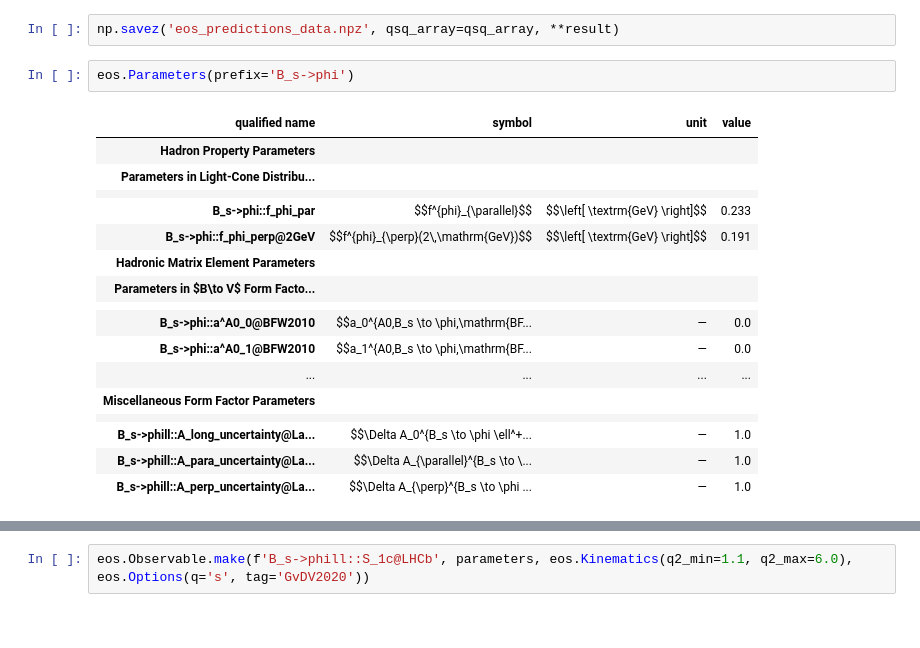
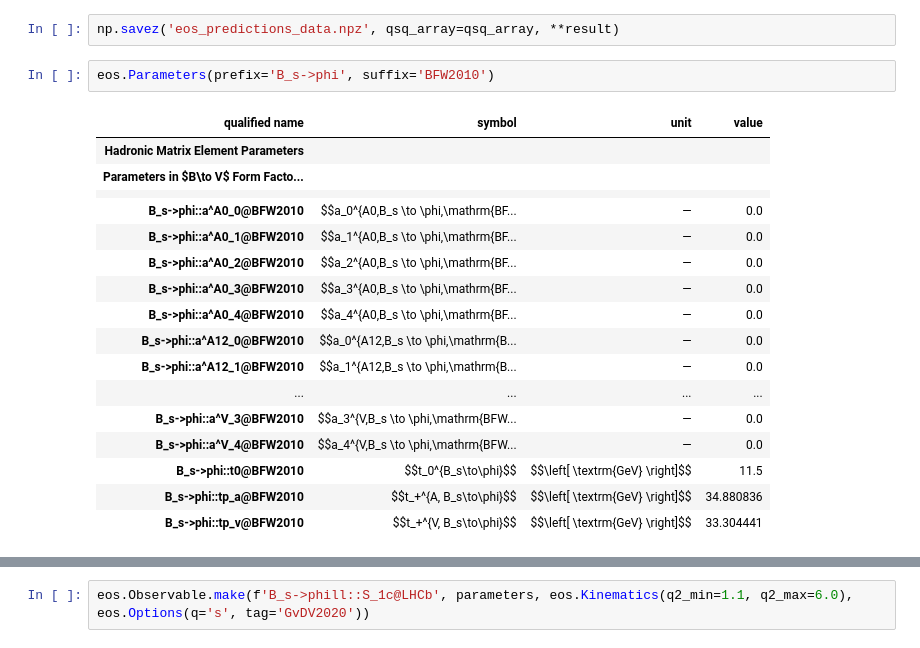
Before and after one commit to schmitse/eos, a Jupyter notebook: scripts/testing_notebook.ipynb, the cells around one changed output, grey strips where cells are left out. Drawn from its saved outputs; the diff is of its cells as text.

```diff
--- a/scripts/testing_notebook.ipynb
+++ b/scripts/testing_notebook.ipynb
@@ -470,23 +470,23 @@ print(result)
 # %%
 np.savez('eos_predictions_data.npz', qsq_array=qsq_array, **result)
 # %%
-eos.Parameters(prefix='B_s->phi')
+eos.Parameters(prefix='B_s->phi', suffix='BFW2010')
 # %% [output]
 | qualified name | symbol | unit | value |
-| Hadron Property Parameters |  |  |  |
-| Parameters in Light-Cone Distribu... |  |  |  |
-|  |  |  |  |
-| B_s->phi::f_phi_par | $$f^{phi}_{\parallel}$$ | $$\left[ \textrm{GeV} \right]$$ | 0.233 |
-| B_s->phi::f_phi_perp@2GeV | $$f^{phi}_{\perp}(2\,\mathrm{GeV})$$ | $$\left[ \textrm{GeV} \right]$$ | 0.191 |
 | Hadronic Matrix Element Parameters |  |  |  |
 | Parameters in $B\to V$ Form Facto... |  |  |  |
 |  |  |  |  |
 | B_s->phi::a^A0_0@BFW2010 | $$a_0^{A0,B_s \to \phi,\mathrm{BF... | — | 0.0 |
 | B_s->phi::a^A0_1@BFW2010 | $$a_1^{A0,B_s \to \phi,\mathrm{BF... | — | 0.0 |
+| B_s->phi::a^A0_2@BFW2010 | $$a_2^{A0,B_s \to \phi,\mathrm{BF... | — | 0.0 |
+| B_s->phi::a^A0_3@BFW2010 | $$a_3^{A0,B_s \to \phi,\mathrm{BF... | — | 0.0 |
+| B_s->phi::a^A0_4@BFW2010 | $$a_4^{A0,B_s \to \phi,\mathrm{BF... | — | 0.0 |
+| B_s->phi::a^A12_0@BFW2010 | $$a_0^{A12,B_s \to \phi,\mathrm{B... | — | 0.0 |
+| B_s->phi::a^A12_1@BFW2010 | $$a_1^{A12,B_s \to \phi,\mathrm{B... | — | 0.0 |
 | ... | ... | ... | ... |
-| Miscellaneous Form Factor Parameters |  |  |  |
-|  |  |  |  |
-| B_s->phill::A_long_uncertainty@La... | $$\Delta A_0^{B_s \to \phi \ell^+... | — | 1.0 |
-| B_s->phill::A_para_uncertainty@La... | $$\Delta A_{\parallel}^{B_s \to \... | — | 1.0 |
-| B_s->phill::A_perp_uncertainty@La... | $$\Delta A_{\perp}^{B_s \to \phi ... | — | 1.0 |
+| B_s->phi::a^V_3@BFW2010 | $$a_3^{V,B_s \to \phi,\mathrm{BFW... | — | 0.0 |
+| B_s->phi::a^V_4@BFW2010 | $$a_4^{V,B_s \to \phi,\mathrm{BFW... | — | 0.0 |
+| B_s->phi::t0@BFW2010 | $$t_0^{B_s\to\phi}$$ | $$\left[ \textrm{GeV} \right]$$ | 11.5 |
+| B_s->phi::tp_a@BFW2010 | $$t_+^{A, B_s\to\phi}$$ | $$\left[ \textrm{GeV} \right]$$ | 34.880836 |
+| B_s->phi::tp_v@BFW2010 | $$t_+^{V, B_s\to\phi}$$ | $$\left[ \textrm{GeV} \right]$$ | 33.304441 |
 # %%
```
Also changed, not shown: parts of 1 cell of this notebook, 6 other files.
